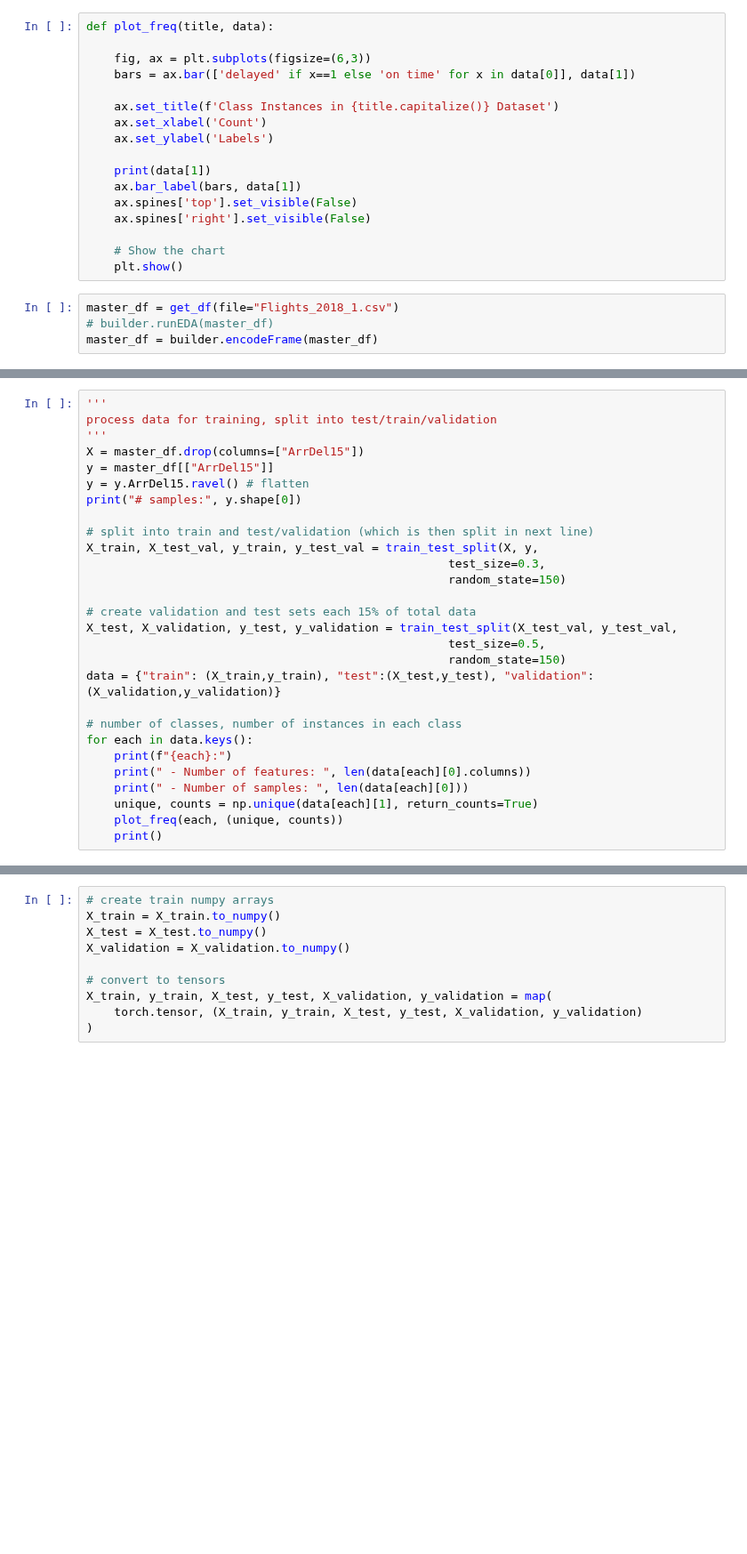
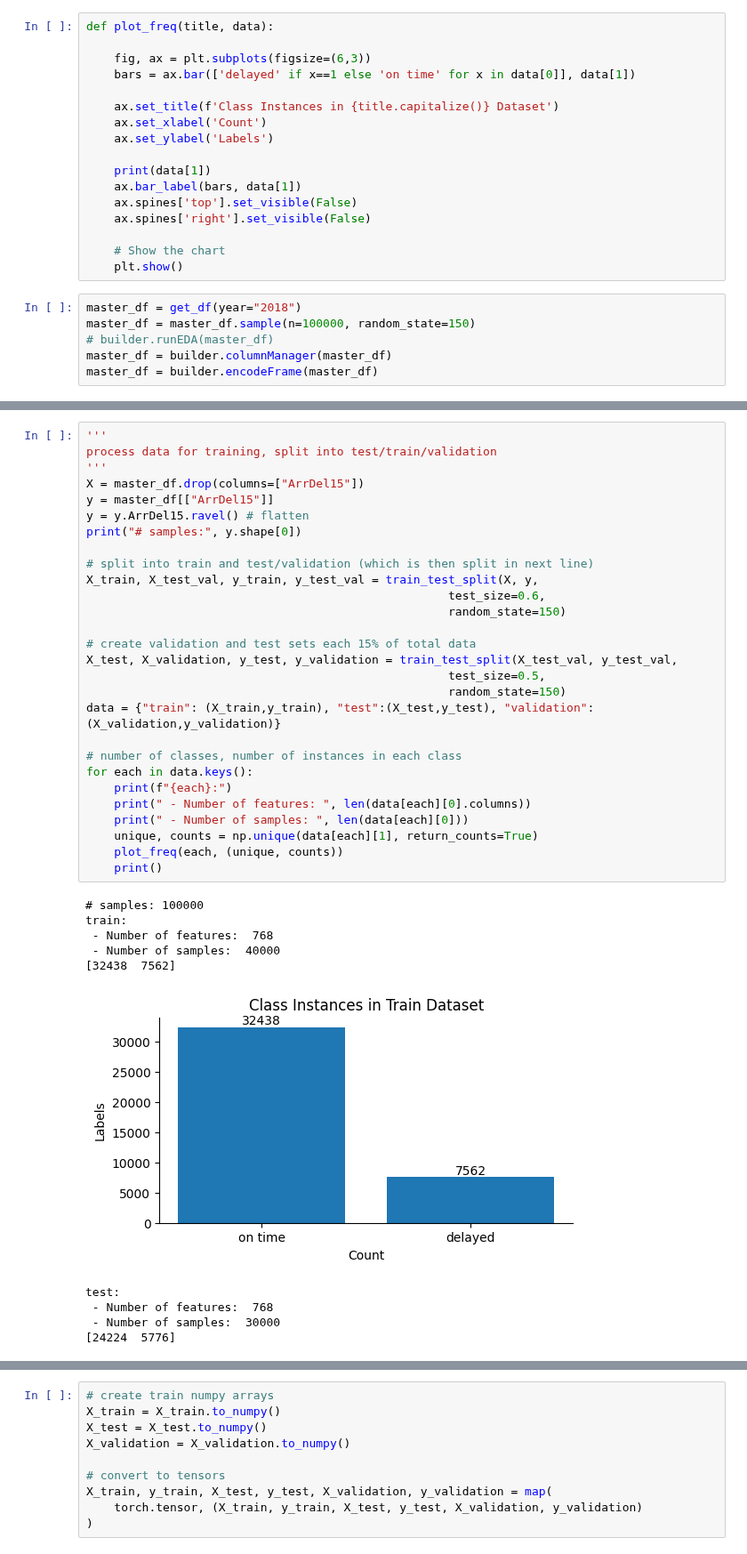
Before and after one commit to Noobify2012/CS6140-final-project, a Jupyter notebook: exploration/pytorch_model.ipynb, the cells around one changed output, grey strips where cells are left out. Shown at 89% size. Saved outputs shown, nothing was run; the diff lists cells and outputs as text; blank space fills up the shorter version.

```diff
--- a/exploration/pytorch_model.ipynb
+++ b/exploration/pytorch_model.ipynb
@@ -41,7 +41,9 @@ def plot_freq(title, data):
     # Show the chart
     plt.show()
 # %%
-master_df = get_df(file="Flights_2018_1.csv")
+master_df = get_df(year="2018")
+master_df = master_df.sample(n=100000, random_state=150)
 # builder.runEDA(master_df)
+master_df = builder.columnManager(master_df)
 master_df = builder.encodeFrame(master_df)
 # %% [output]
@@ -65,28 +67,39 @@ master_df = builder.encodeFrame(master_df)
 # %%
 '''
 process data for training, split into test/train/validation
 '''
 X = master_df.drop(columns=["ArrDel15"])
 y = master_df[["ArrDel15"]]
 y = y.ArrDel15.ravel() # flatten
 print("# samples:", y.shape[0])
 
 # split into train and test/validation (which is then split in next line)
 X_train, X_test_val, y_train, y_test_val = train_test_split(X, y,
-                                                    test_size=0.3,
+                                                    test_size=0.6,
                                                     random_state=150)
 
 # create validation and test sets each 15% of total data
 X_test, X_validation, y_test, y_validation = train_test_split(X_test_val, y_test_val,
                                                     test_size=0.5,
                                                     random_state=150)
 data = {"train": (X_train,y_train), "test":(X_test,y_test), "validation": (X_validation,y_validation)}
 
 # number of classes, number of instances in each class
 for each in data.keys():
     print(f"{each}:")
     print(" - Number of features: ", len(data[each][0].columns))
     print(" - Number of samples: ", len(data[each][0]))
     unique, counts = np.unique(data[each][1], return_counts=True)
     plot_freq(each, (unique, counts))
     print()
+# %% [output]
+# samples: 100000
+train:
+ - Number of features:  768
+ - Number of samples:  40000
+[32438  7562]
+[figure, added]
+test:
+ - Number of features:  768
+ - Number of samples:  30000
+[24224  5776]
```
Also changed, not shown: parts of 3 cells of this notebook, 3 other files.
